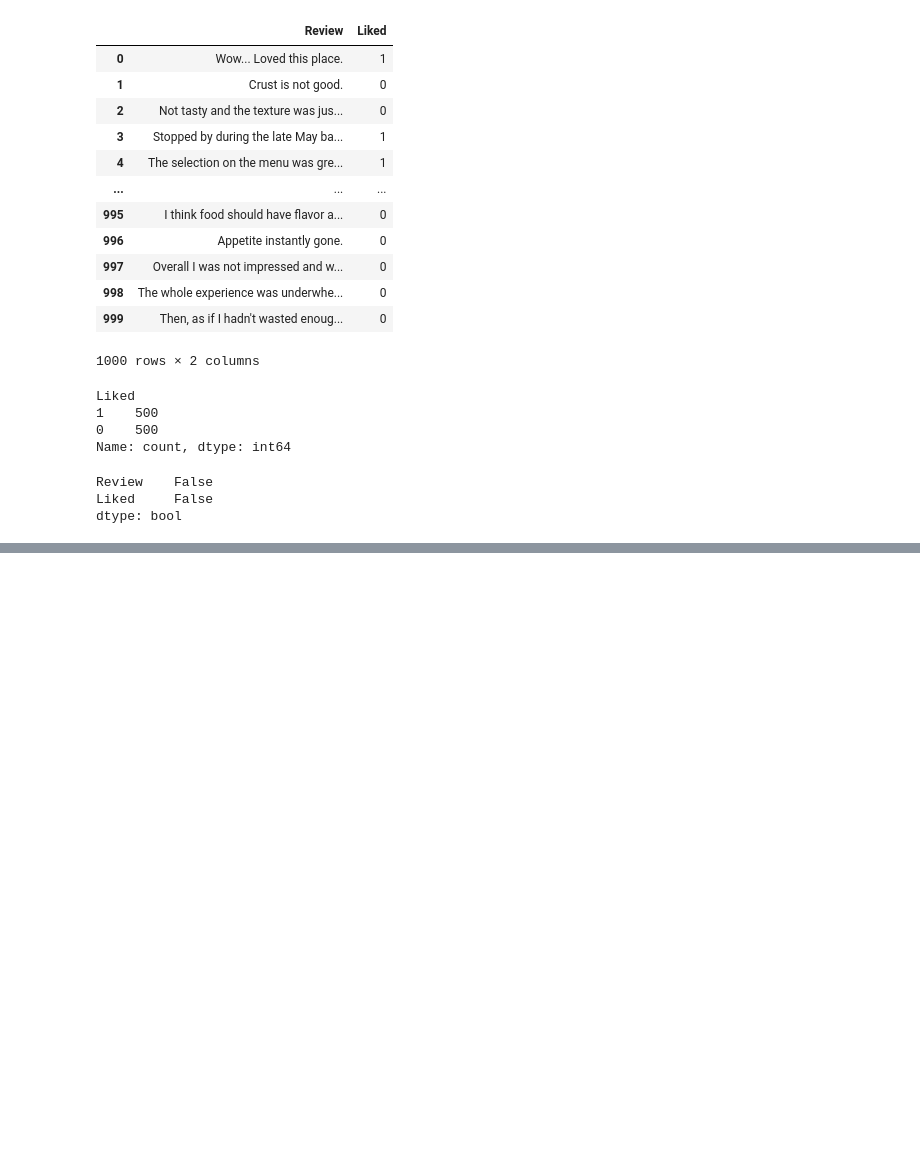
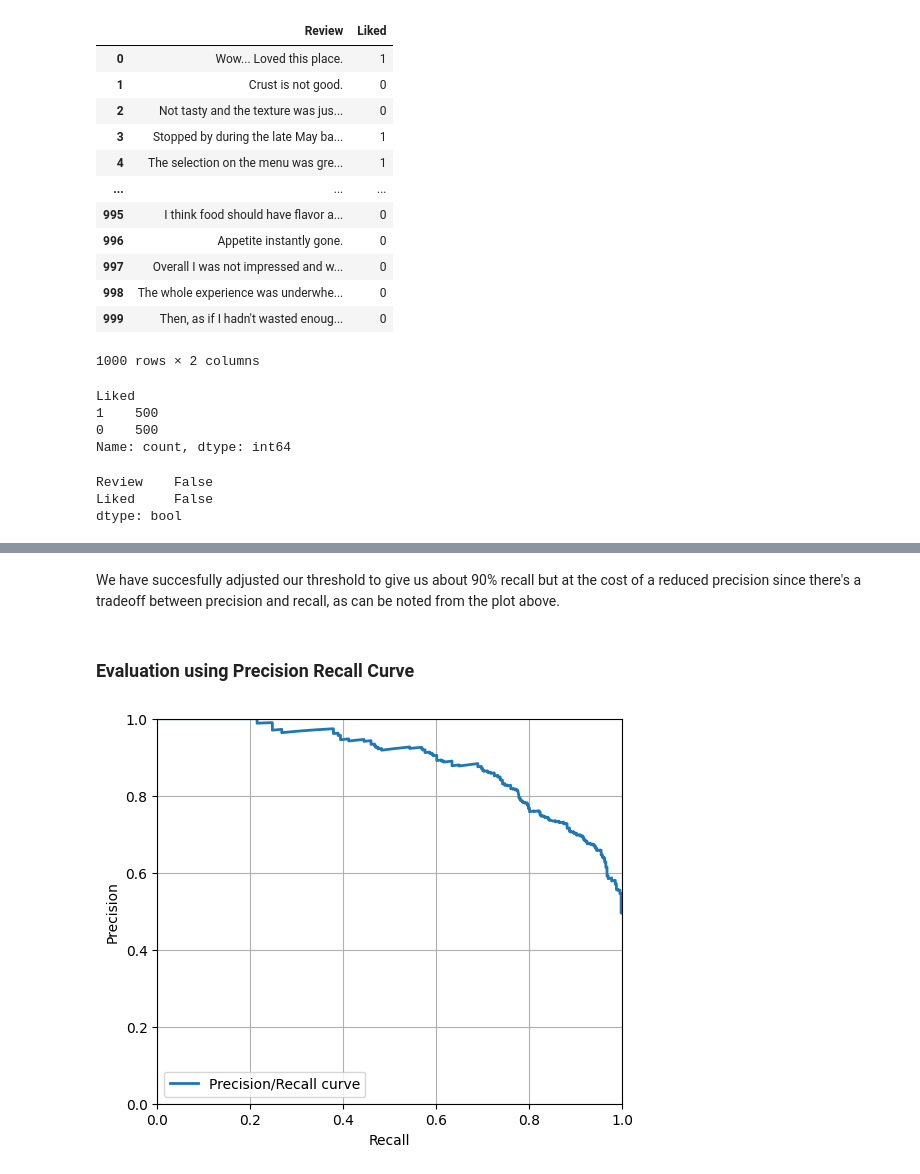
Before and after one commit to NeoAcereo/Restaurant-Review, a Jupyter notebook: Notebook.ipynb, the cells around one changed output, grey strips where cells are left out. Drawn from its saved outputs; the diff is of its cells as text; code cells hidden in the pictures; blank space fills up the shorter version.

```diff
--- a/Notebook.ipynb
+++ b/Notebook.ipynb
@@ -130,0 +226,16 @@ TypeError: clean_and_preprocess() got an unexpected keyword argument 'inplace'
+# %% [markdown]
+We have succesfully adjusted our threshold to give us about 90% recall but at the cost of a reduced precision since there's a tradeoff between precision and recall, as can be noted from the plot above.
+# %% [markdown]
+### Evaluation using Precision Recall Curve
+# %%
+plt.figure(figsize=(6, 5))
+plt.plot(recalls, precisions, linewidth=2, label="Precision/Recall curve")
+plt.xlabel("Recall")
+plt.ylabel("Precision")
+plt.axis([0, 1, 0, 1])
+plt.grid()
+plt.legend(loc="lower left")
+
+plt.show()
+# %% [output]
+[figure, added]
```
Also changed, not shown: parts of 22 cells of this notebook.
